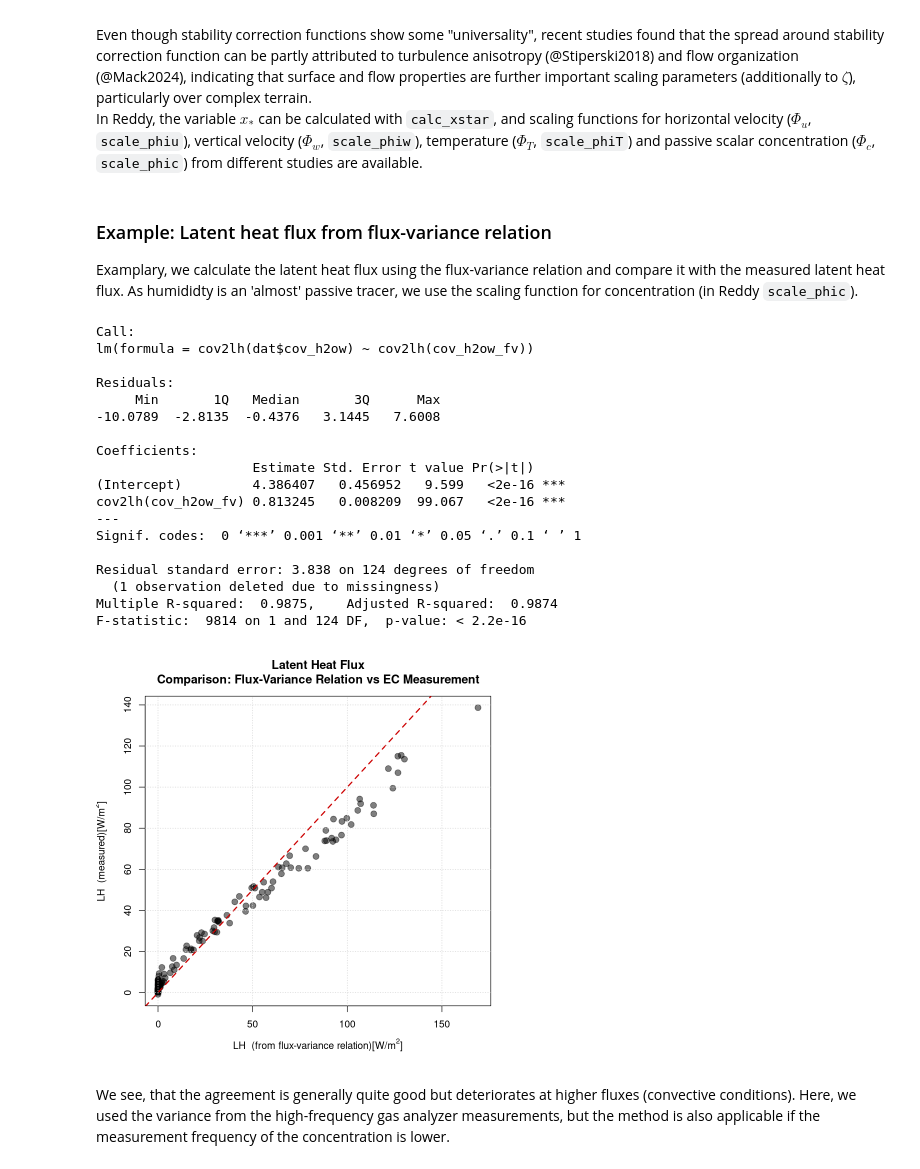
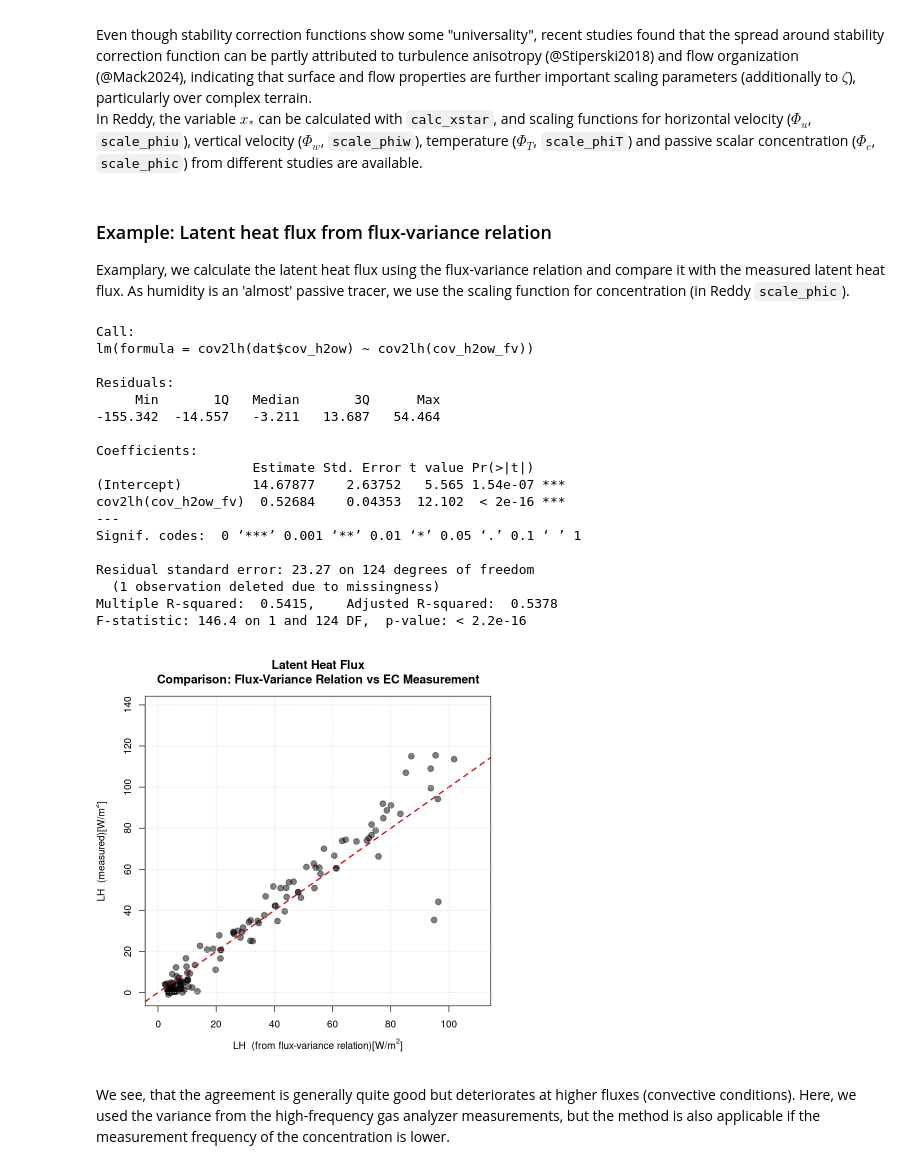
Before and after one commit to noctiluc3nt/ec_analyze, a Jupyter notebook: notebooks/08_turbulence-parameterizations.ipynb, the cells around one changed output. Saved outputs shown, nothing was run; the diff lists cells and outputs as text; code cells hidden in the pictures.

```diff
--- a/notebooks/08_turbulence-parameterizations.ipynb
+++ b/notebooks/08_turbulence-parameterizations.ipynb
@@ -15,7 +15,7 @@ Even though stability correction functions show some "universality", recent stud
 In Reddy, the variable $x_*$ can be calculated with `calc_xstar`, and scaling functions for horizontal velocity ($\Phi_u$, `scale_phiu`), vertical velocity ($\Phi_w$, `scale_phiw`), temperature ($\Phi_T$, `scale_phiT`) and passive scalar concentration ($\Phi_c$, `scale_phic`) from different studies are available.
 # %% [markdown]
 ### Example: Latent heat flux from flux-variance relation
-Examplary, we calculate the latent heat flux using the flux-variance relation and compare it with the measured latent heat flux. As humididty is an 'almost' passive tracer, we use the scaling function for concentration (in Reddy `scale_phic`).
+Examplary, we calculate the latent heat flux using the flux-variance relation and compare it with the measured latent heat flux. As humidity is an 'almost' passive tracer, we use the scaling function for concentration (in Reddy `scale_phic`).
 # %%
 #loading Reddy package
 #install.packages("../src/Reddy_0.0.0.9000.tar.gz",repos=NULL,source=TRUE,quiet=TRUE)
@@ -25,40 +25,38 @@ library(latex2exp)
 #read in processed example data
 dat=readRDS("../data/ec-data_30min_processed/processed_data_example.rds")
 # %%
-ustar=calc_ustar(dat$cov_uw)
-L=calc_L(ustar,dat$T_mean,dat$cov_wT)
-zeta=calc_zeta(4.4,L)
 #calculate cov(h2o,w) from the flux variance relation
-cov_h2ow_fv=dat$cov_h2ow*ustar/scale_phic(zeta)
+Phic=scale_phic(dat$zeta,1)
+cov_h2ow_fv=dat$h2o_sd*dat$ustar/Phic/5
 # %%
 #compare flux-variance relation with measured latent heat flux
-plot(cov2lh(cov_h2ow_fv),cov2lh(dat$cov_h2ow),pch=20,col=rgb(0,0,0,0.5),cex=2,
+plot(cov2lh(cov_h2ow_fv),cov2lh(dat$cov_h2ow),pch=20,col=rgb(0,0,0,0.5),cex=2,xlim=c(0,110),
      xlab=TeX("LH [W/m$^2$] (from flux-variance relation)"),ylab=TeX("LH [W/m$^2$] (measured)"),
      main="Latent Heat Flux\nComparison: Flux-Variance Relation vs EC Measurement")
 abline(0,1,col="red3",lwd=2,lty=2)
 grid()
 fit=lm(cov2lh(dat$cov_h2ow) ~ cov2lh(cov_h2ow_fv))
 summary(fit) #R^2 = 0.987
 # %% [output]
 Call:
 lm(formula = cov2lh(dat$cov_h2ow) ~ cov2lh(cov_h2ow_fv))
 
 Residuals:
      Min       1Q   Median       3Q      Max
--10.0789  -2.8135  -0.4376   3.1445   7.6008
+-155.342  -14.557   -3.211   13.687   54.464
 
 Coefficients:
                     Estimate Std. Error t value Pr(>|t|)
-(Intercept)         4.386407   0.456952   9.599   <2e-16 ***
-cov2lh(cov_h2ow_fv) 0.813245   0.008209  99.067   <2e-16 ***
+(Intercept)         14.67877    2.63752   5.565 1.54e-07 ***
+cov2lh(cov_h2ow_fv)  0.52684    0.04353  12.102  < 2e-16 ***
 ---
 Signif. codes:  0 ‘***’ 0.001 ‘**’ 0.01 ‘*’ 0.05 ‘.’ 0.1 ‘ ’ 1
 
-Residual standard error: 3.838 on 124 degrees of freedom
+Residual standard error: 23.27 on 124 degrees of freedom
   (1 observation deleted due to missingness)
-Multiple R-squared:  0.9875,    Adjusted R-squared:  0.9874
-F-statistic:  9814 on 1 and 124 DF,  p-value: < 2.2e-16
+Multiple R-squared:  0.5415,    Adjusted R-squared:  0.5378
+F-statistic: 146.4 on 1 and 124 DF,  p-value: < 2.2e-16
-[figure, old version]
+[figure, new version]
 # %% [markdown]
 We see, that the agreement is generally quite good but deteriorates at higher fluxes (convective conditions). Here, we used the variance from the high-frequency gas analyzer measurements, but the method is also applicable if the measurement frequency of the concentration is lower.
 # %% [markdown]
```
Also changed, not shown: 7 other files.
